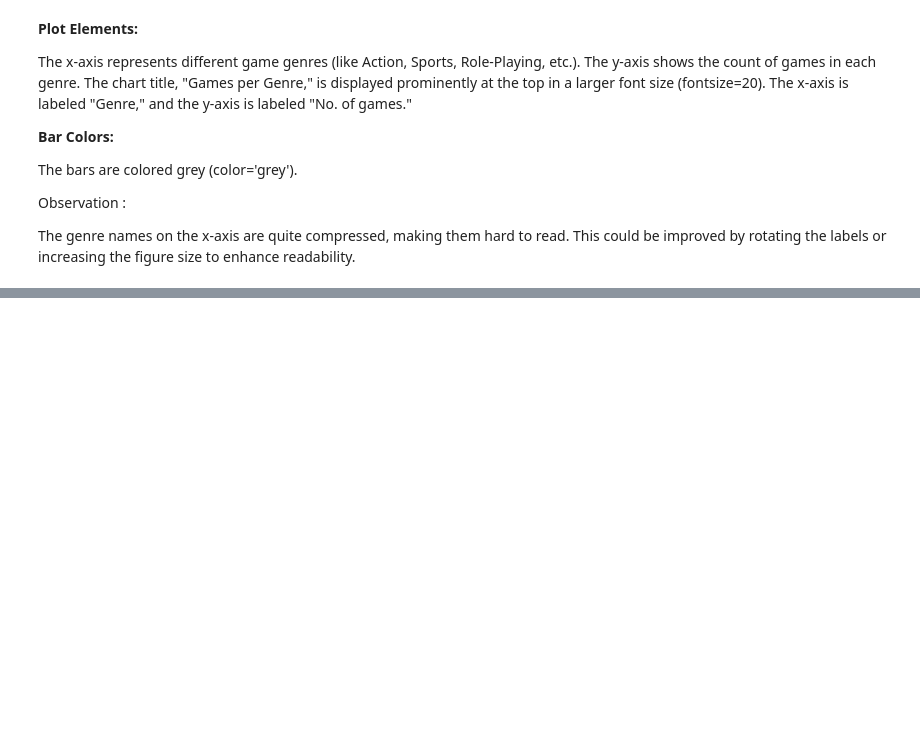
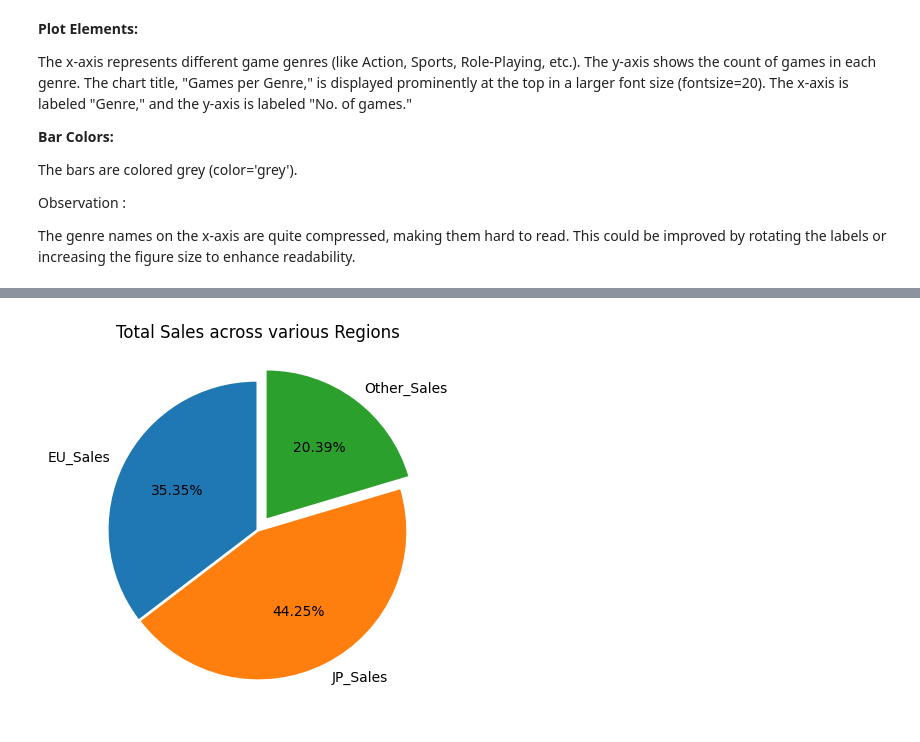
Before and after one commit to kolllurisiripavan/kolllurisiripavan, a Jupyter notebook: siripavan_ecp.ipynb, the cells around one changed output, grey strips where cells are left out. Cells and saved outputs as stored; diff of their text form; code cells hidden in the pictures; blank space fills up the shorter version.

```diff
--- a/siripavan_ecp.ipynb
+++ b/siripavan_ecp.ipynb
@@ -389,0 +469,14 @@ The genre names on the x-axis are quite compressed, making them hard to read. Th
+# %%
+sales_data = data[['EU_Sales', 'JP_Sales', 'Other_Sales']]
+region_sales = sales_data.sum()
+
+plt.pie(region_sales,
+       labels=region_sales.index,
+       startangle=90,
+       explode=(0.01,0.01,0.1),
+       autopct = '%.2f%%') # label the wedges with their numeric value # most prefferd start is 90 degree
+
+plt.title('Total Sales across various Regions')
+plt.show()
+# %% [output]
+[figure, added]
```
Also changed, not shown: parts of 27 cells of this notebook.
